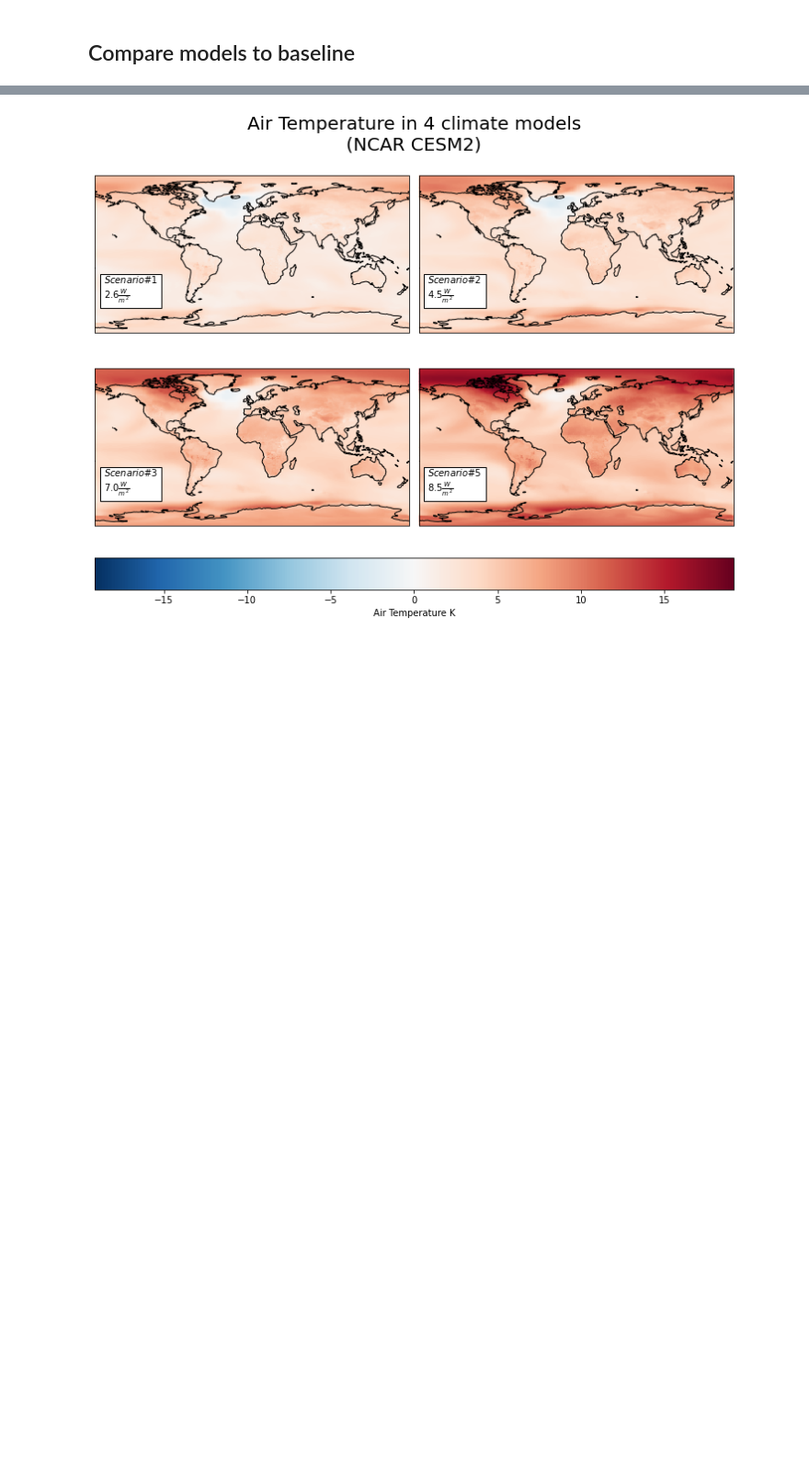
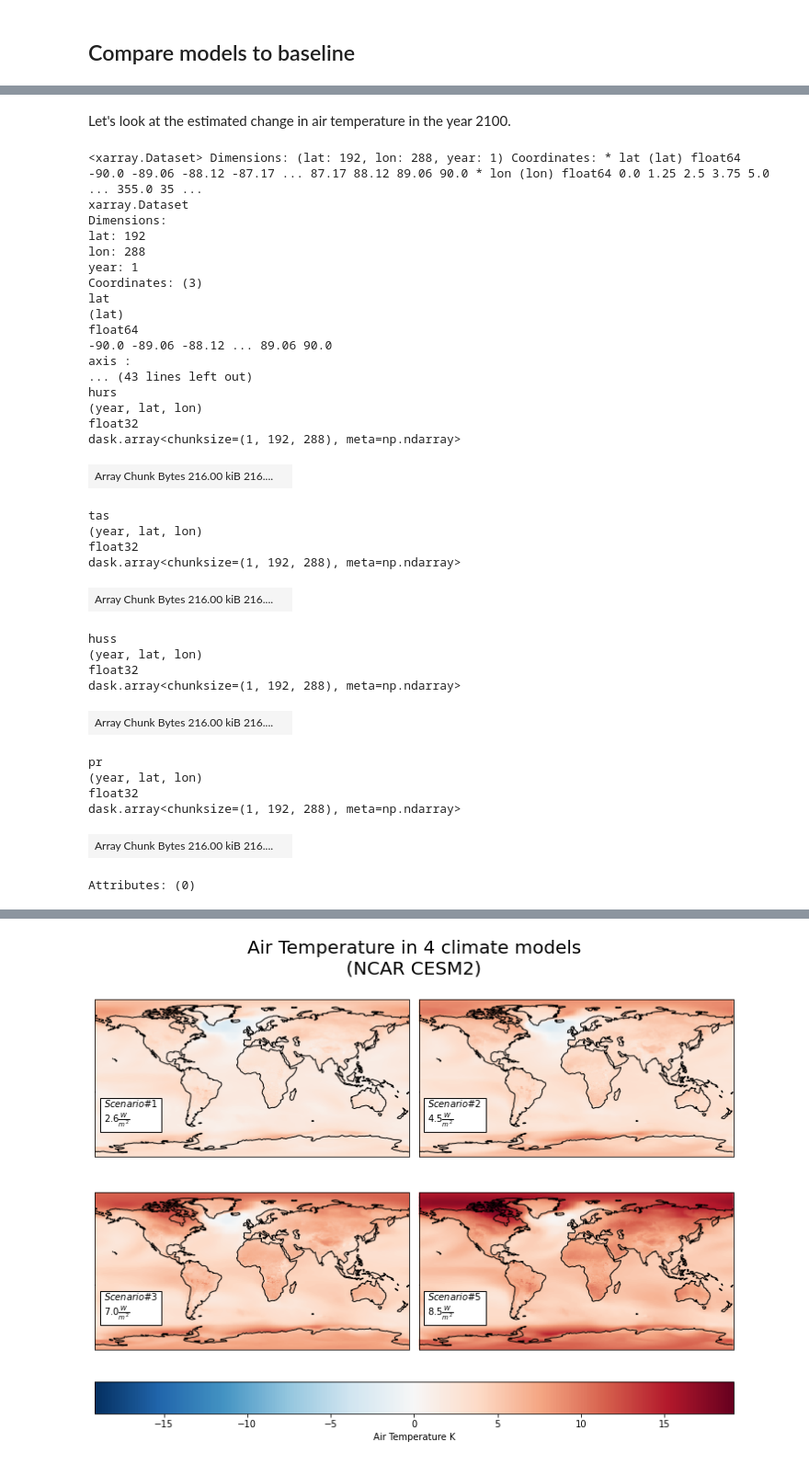
Before and after one commit to UCB-stat-159-s22/hw07-group20, a Jupyter notebook: notebooks/CESM_EDA.ipynb, the cells around one changed output, grey strips where cells are left out. Shown at 92% size. Cells and saved outputs as stored; diff of their text form; code cells hidden in the pictures; blank space fills up the shorter version.

```diff
--- a/notebooks/CESM_EDA.ipynb
+++ b/notebooks/CESM_EDA.ipynb
@@ -355,0 +315,57 @@ dplot['tas'].plot(col='model', col_wrap=2)
+# %% [markdown]
+Let's look at the estimated change in air temperature in the year 2100.
+# %%
+# Select all difference data for the year 2100
+d = ca.dictorize(
+    func = 'sel',
+    modeldict = ca.nest_dicts(
+        ds_diffs,
+        {'args': {'time': '2100'}},
+    ),
+)
+
+# Calculate an annual average for each lat/lon cell
+d = ca.dictorize(
+    func = 'agg',
+    modeldict = ca.nest_dicts(
+        d,
+        {'grps': 'time.year', 'aggfunc': np.nanmean, 'roll': {}},
+    ),
+)
+
+d['sp2']
+# %% [output]
+<xarray.Dataset> Dimensions: (lat: 192, lon: 288, year: 1) Coordinates: * lat (lat) float64 -90.0 -89.06 -88.12 -87.17 ... 87.17 88.12 89.06 90.0 * lon (lon) float64 0.0 1.25 2.5 3.75 5.0 ... 355.0 35 ...
+xarray.Dataset
+Dimensions:
+lat: 192
+lon: 288
+year: 1
+Coordinates: (3)
+lat
+(lat)
+float64
+-90.0 -89.06 -88.12 ... 89.06 90.0
+axis :
+... (43 lines left out)
+hurs
+(year, lat, lon)
+float32
+dask.array<chunksize=(1, 192, 288), meta=np.ndarray>
+| Array Chunk Bytes 216.00 kiB 216.... |  |
+tas
+(year, lat, lon)
+float32
+dask.array<chunksize=(1, 192, 288), meta=np.ndarray>
+| Array Chunk Bytes 216.00 kiB 216.... |  |
+huss
+(year, lat, lon)
+float32
+dask.array<chunksize=(1, 192, 288), meta=np.ndarray>
+| Array Chunk Bytes 216.00 kiB 216.... |  |
+pr
+(year, lat, lon)
+float32
+dask.array<chunksize=(1, 192, 288), meta=np.ndarray>
+| Array Chunk Bytes 216.00 kiB 216.... |  |
+Attributes: (0)
```
Also changed, not shown: parts of 12 cells of this notebook.
